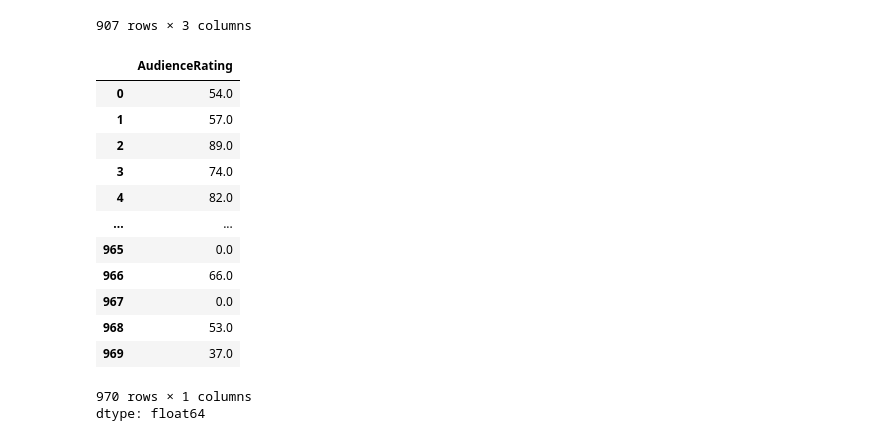
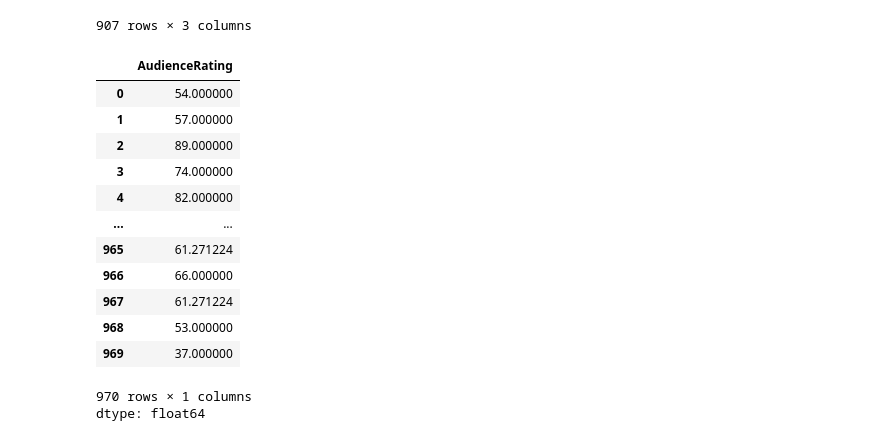
Before and after one commit to sameer-malik1/AI-ML, a Jupyter notebook: pandas.ipynb, the cells around one changed output. Saved outputs shown, nothing was run; the diff lists cells and outputs as text; code cells hidden in the pictures.

```diff
--- a/pandas.ipynb
+++ b/pandas.ipynb
@@ -980,18 +980,19 @@ movieRank.dropna(subset=["AudienceRating","Movie"]) # removes the rows either if
 # %%
 # fillna() (Series & DataFrame)
 movieRank['AudienceRating'].fillna(0) # fill the missing values with 0, AudienceRating column
+movieRank['AudienceRating'].fillna(movieRank['AudienceRating'].mean()) # fill the missing value with mean value
 # %% [output]
 |  | AudienceRating |
-| 0 | 54.0 |
-| 1 | 57.0 |
-| 2 | 89.0 |
-| 3 | 74.0 |
-| 4 | 82.0 |
+| 0 | 54.000000 |
+| 1 | 57.000000 |
+| 2 | 89.000000 |
+| 3 | 74.000000 |
+| 4 | 82.000000 |
 | ... | ... |
-| 965 | 0.0 |
-| 966 | 66.0 |
-| 967 | 0.0 |
-| 968 | 53.0 |
-| 969 | 37.0 |
+| 965 | 61.271224 |
+| 966 | 66.000000 |
+| 967 | 61.271224 |
+| 968 | 53.000000 |
+| 969 | 37.000000 |
 970 rows × 1 columns
 dtype: float64
```
Also changed, not shown: parts of 29 cells of this notebook.
